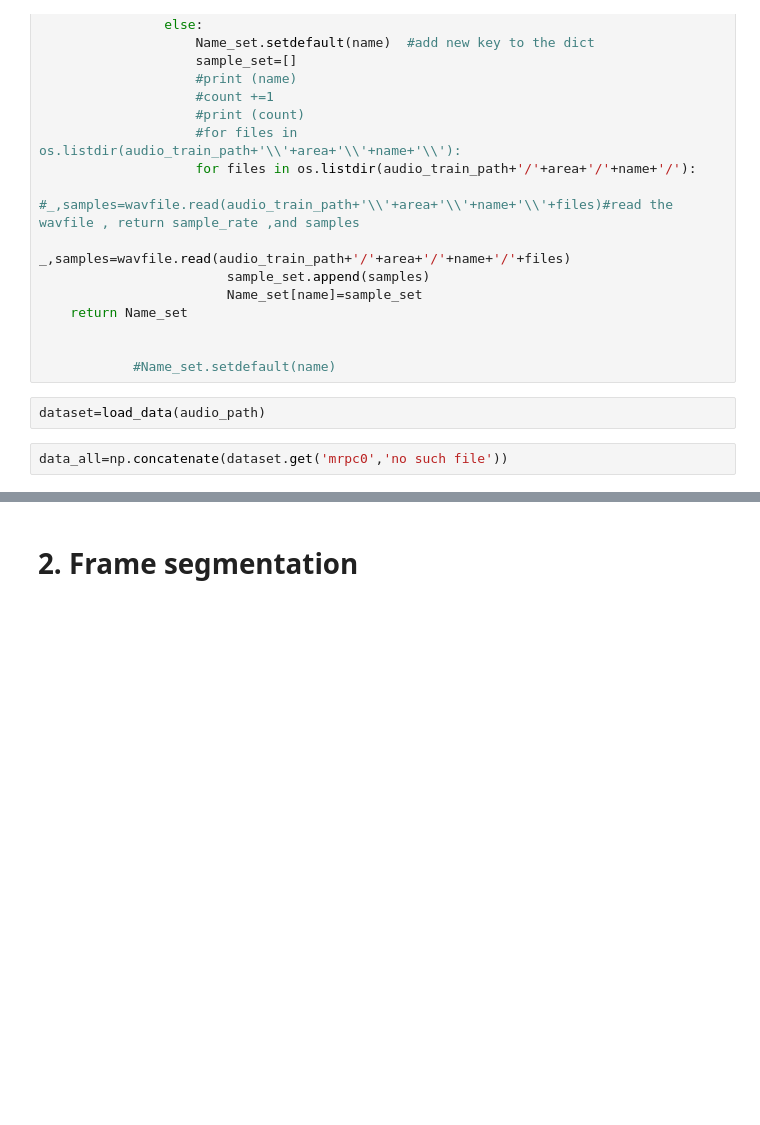
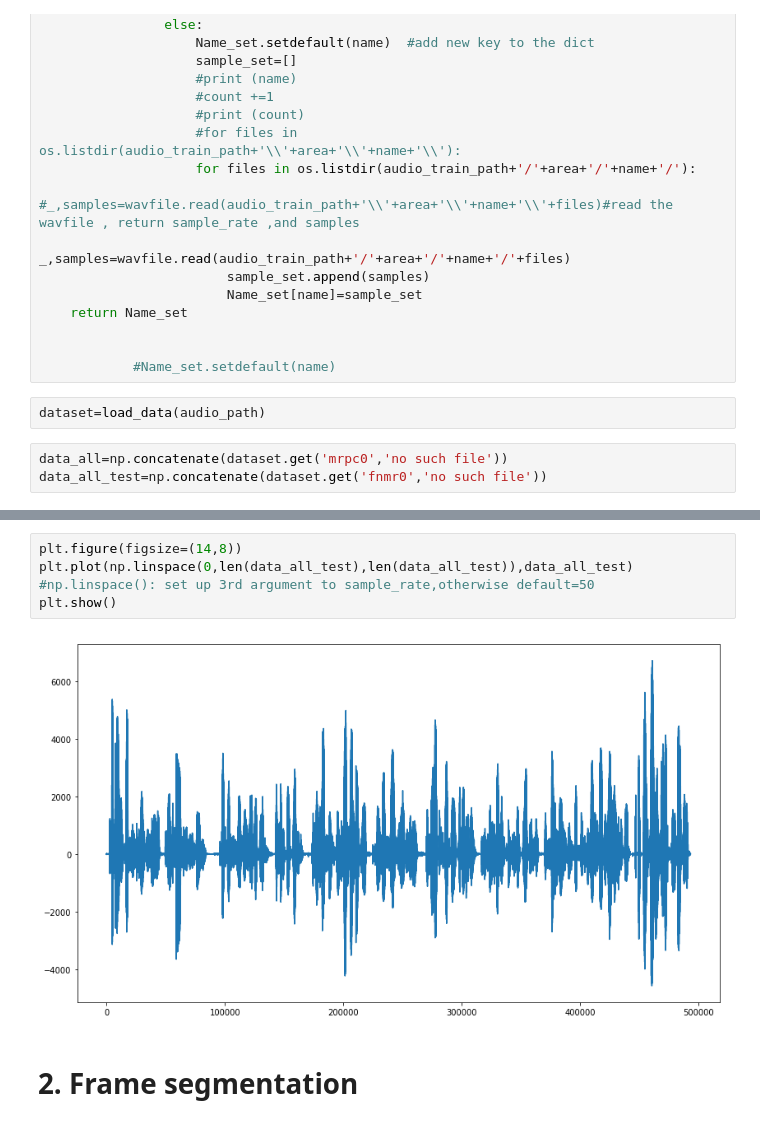
Before and after one commit to yushinliu/lab, a Jupyter notebook: task_2_version_1/tuning_gamma.ipynb, the cells around one changed output, grey strips where cells are left out. Drawn from its saved outputs; the diff is of its cells as text; blank space fills up the shorter version.

```diff
--- a/task_2_version_1/tuning_gamma.ipynb
+++ b/task_2_version_1/tuning_gamma.ipynb
@@ -72,5 +72,6 @@ def load_data(audio_train_path):
 dataset=load_data(audio_path)
 # %%
 data_all=np.concatenate(dataset.get('mrpc0','no such file'))
+data_all_test=np.concatenate(dataset.get('fnmr0','no such file'))
 # %%
 data_ind=dataset.get('mrpc0','no such file')
@@ -88,3 +86,10 @@ plt.show()
+# %%
+plt.figure(figsize=(14,8))
+plt.plot(np.linspace(0,len(data_all_test),len(data_all_test)),data_all_test)
+#np.linspace(): set up 3rd argument to sample_rate,otherwise default=50
+plt.show()
+# %% [output]
+[figure, added]
 # %% [markdown]
 # 2. Frame segmentation
 # %%
```
Also changed, not shown: parts of 15 cells of this notebook, 1 other file.
